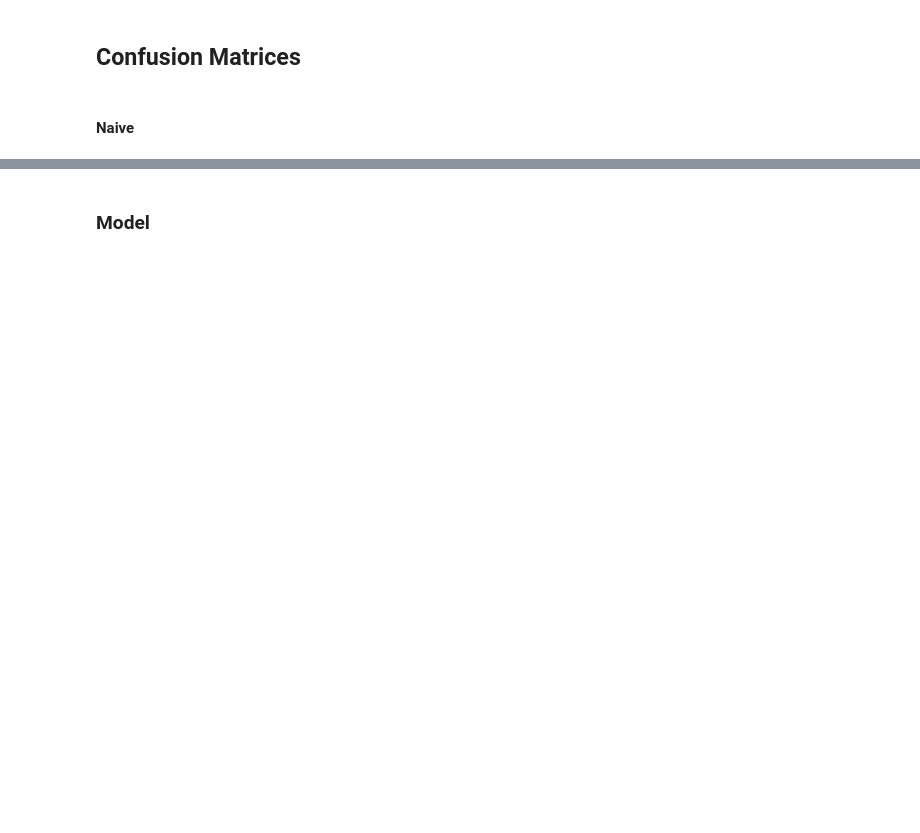
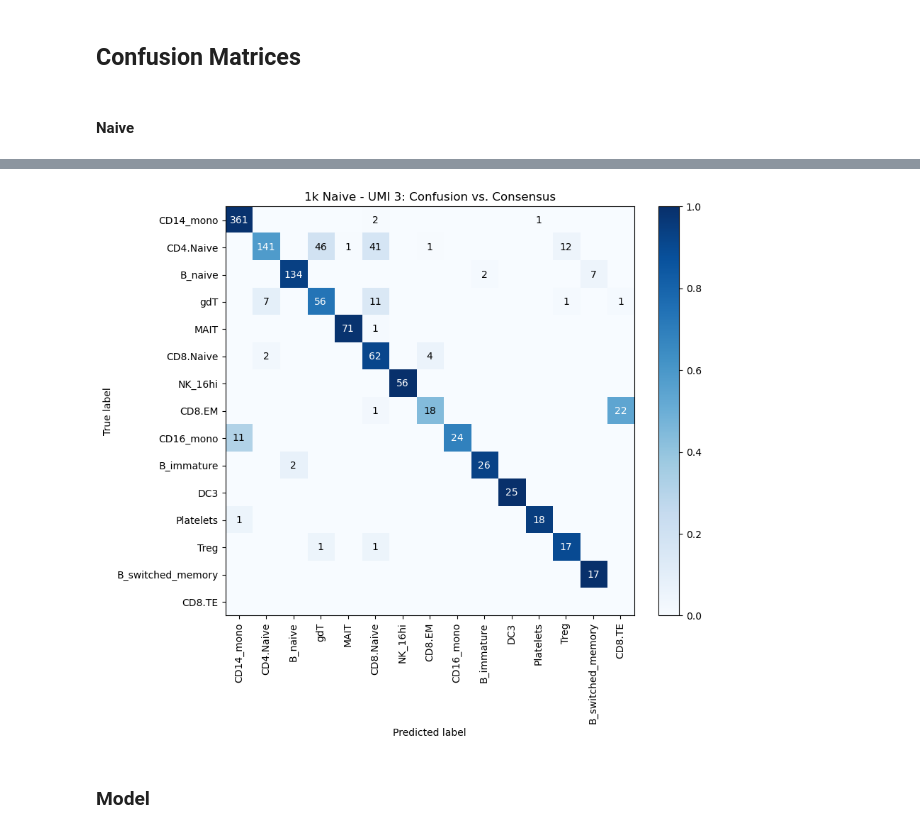
Before and after one commit to agdylan/minimal_UMIs, a Jupyter notebook: figures_ur/manuscript_figures.ipynb, the cells around one changed output, grey strips where cells are left out. Saved outputs shown, nothing was run; the diff lists cells and outputs as text; code cells hidden in the pictures; blank space fills up the shorter version.

```diff
--- a/figures_ur/manuscript_figures.ipynb
+++ b/figures_ur/manuscript_figures.ipynb
@@ -292,0 +338,97 @@ plt.show()
+# %%
+import os
+import scanpy as sc
+import matplotlib.pyplot as plt
+from sklearn.metrics import confusion_matrix
+from collections import Counter
+import numpy as np
+
+# ──────────────────────────────────────────────────────────────────────────────
+# 0) Paths
+base_path = "/data/dagyeman/cellranger/bam_file_analysis/1k_PBMCs/ur_objects/adata_matrices/cell_annotations/annotated_adata_matrices"
+
+# ──────────────────────────────────────────────────────────────────────────────
+# 1) Build consensus from UMI 8–12
+
+ensemble_adatas = {
+    i: sc.read_h5ad(os.path.join(base_path, f"annotated_adata_{i}.h5ad"))
+    for i in range(8, 13)
+}
+
+common = set(ensemble_adatas[8].obs_names)
+for ad in ensemble_adatas.values():
+    common &= set(ad.obs_names)
+common_cells = sorted(common)
+
+consensus_labels = {}
+for cell in common_cells:
+    votes = [ensemble_adatas[i].obs.loc[cell, 'majority_voting'] for i in range(8, 13)]
+    consensus_labels[cell] = Counter(votes).most_common(1)[0][0]
+
+# ──────────────────────────────────────────────────────────────────────────────
+# 2) Exclude these three from the axes
+exclude = {"Plasma_cell_IgG", "CD4.Prolif", "pDC"}
+
+# ──────────────────────────────────────────────────────────────────────────────
+# 3) Only process UMI length of 3
+umi = 3
+print(f"\nProcessing UMI length = {umi} …")
+
+adata = sc.read_h5ad(os.path.join(base_path, f"annotated_adata_{umi}.h5ad"))
+if not all(adata.obs_names == common_cells):
+    cells = [c for c in common_cells if c in adata.obs_names]
+    print(f"  Aligning to {len(cells)} common cells")
+    adata = adata[cells].copy()
+
+y_true = np.array([consensus_labels[c] for c in adata.obs_names], dtype=str)
+y_pred = adata.obs['majority_voting'].astype(str).values
+
+labs = np.unique(np.concatenate([y_true, y_pred]))
+labels = [L for L in labs if L not in exclude]
+n = len(labels)
+
+cm = confusion_matrix(y_true, y_pred, labels=labels)
+
+row_sums = cm.sum(axis=1, keepdims=True)
+cm_prop = np.divide(
+    cm.astype(float),
+    row_sums,
+    out=np.zeros_like(cm, dtype=float),
+    where=row_sums != 0
+)
+
+# ─── REORDER BOTH ROWS & COLUMNS by total true-counts ─────────────────────────
+total_counts = cm.sum(axis=1)
+order = np.argsort(-total_counts)
+cm = cm[order][:, order]
+cm_prop = cm_prop[order][:, order]
+labels = [labels[idx] for idx in order]
+# ──────────────────────────────────────────────────────────────────────────────
+
+# ─── Plot ──────────────────────────────────────────────────────────────────
+fig, ax = plt.subplots(figsize=(10, 8))
+im = ax.imshow(cm_prop, cmap="Blues", vmin=0, vmax=1)
+
+ax.set_xticks(np.arange(n))
+ax.set_yticks(np.arange(n))
+ax.set_xticklabels(labels, rotation=90, ha="center")
+ax.set_yticklabels(labels)
+ax.set_xlabel("Predicted label")
+ax.set_ylabel("True label")
+ax.set_title(f"1k Naive - UMI {umi}: Confusion vs. Consensus")
+
+thresh = 0.5
+for r in range(n):
+    for c in range(n):
+        count = cm[r, c]
+        if count == 0:
+            continue
+        color = "white" if cm_prop[r, c] > thresh else "black"
+        ax.text(c, r, str(count), ha="center", va="center", color=color)
+
+cbar = fig.colorbar(im, ax=ax, fraction=0.046, pad=0.04)
+
+plt.tight_layout()
+plt.savefig(f"/data/dagyeman/cellranger/bam_file_analysis/figures_ur/manuscript_figures_folder/confusion_matrix_UMI_{umi}.pdf")
+plt.show()
+# %% [output]
@@ -293,3 +436,4 @@ plt.show()
+[figure, added]
 # %% [markdown]
 ### Model
 # %%
```
Also changed, not shown: parts of 9 cells of this notebook, 9 other files.
